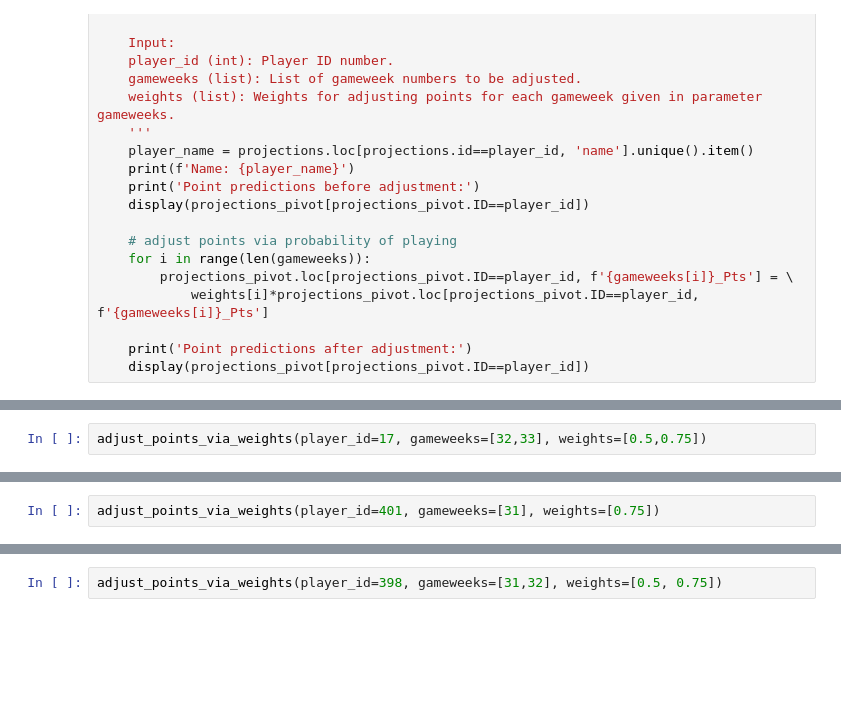
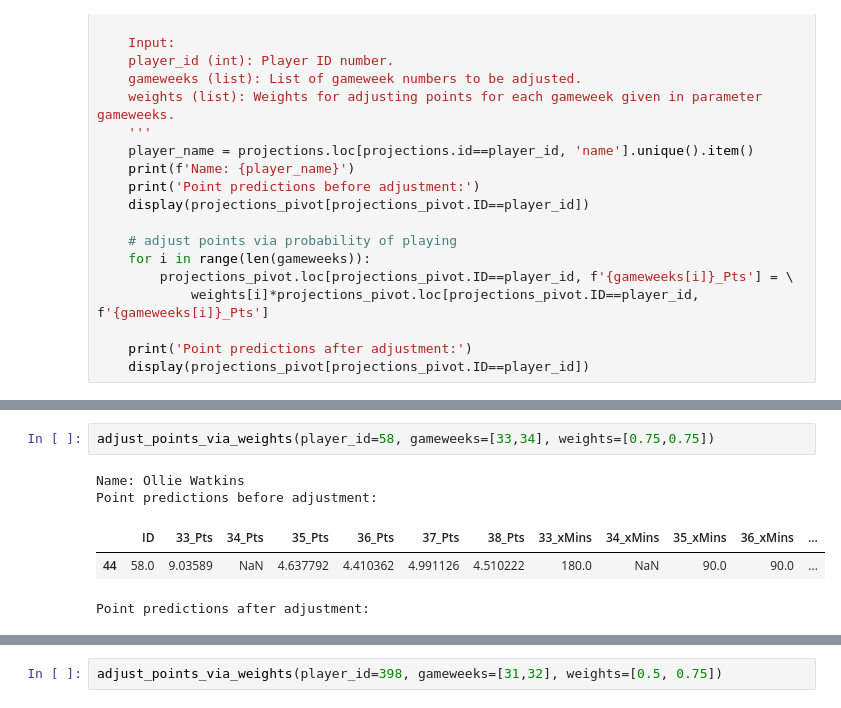
Before and after one commit to jaksticks/Fantasy-Premier-League, a Jupyter notebook: season24_25/notebooks/fplreview_style_projection_data.ipynb, the cells around one changed output, grey strips where cells are left out. Drawn from its saved outputs; the diff is of its cells as text; blank space fills up the shorter version.

```diff
--- a/season24_25/notebooks/fplreview_style_projection_data.ipynb
+++ b/season24_25/notebooks/fplreview_style_projection_data.ipynb
@@ -167,2 +333,8 @@ adjust_points_via_weights(player_id=231, gameweeks=[32], weights=[0.75])
 # %%
-adjust_points_via_weights(player_id=17, gameweeks=[32,33], weights=[0.5,0.75])
+adjust_points_via_weights(player_id=58, gameweeks=[33,34], weights=[0.75,0.75])
+# %% [output]
+Name: Ollie Watkins
+Point predictions before adjustment:
+|  | ID | 33_Pts | 34_Pts | 35_Pts | 36_Pts | 37_Pts | 38_Pts | 33_xMins | 34_xMins | 35_xMins | 36_xMins | ... |
+| 44 | 58.0 | 9.03589 | NaN | 4.637792 | 4.410362 | 4.991126 | 4.510222 | 180.0 | NaN | 90.0 | 90.0 | ... |
+Point predictions after adjustment:
@@ -169,3 +343 @@ adjust_points_via_weights(player_id=17, gameweeks=[32,33], weights=[0.5,0.75])
-# %%
-adjust_points_via_weights(player_id=401, gameweeks=[31], weights=[0.75])
 # %%
```
Also changed, not shown: parts of 24 cells of this notebook, 8 other files.
